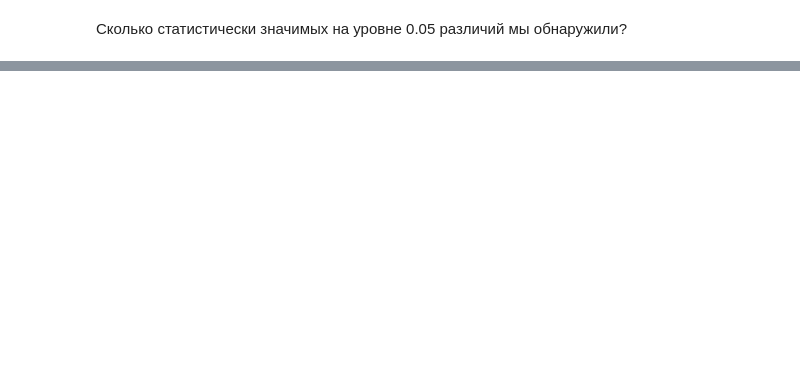
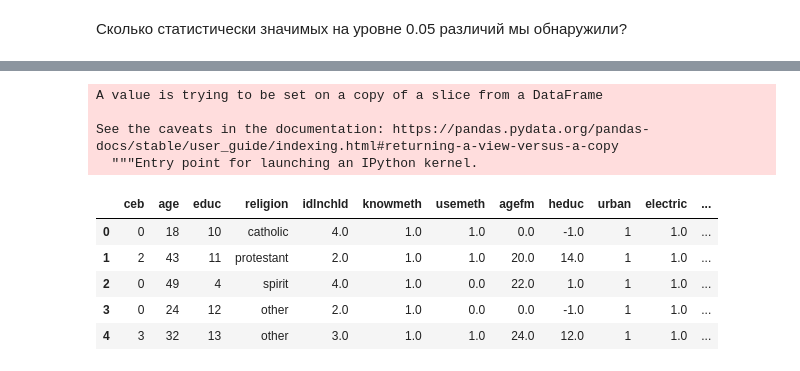
Before and after one commit to AlexG888/Specialization_from_MIPT_and_Yandex, a Jupyter notebook: course_4/theoretical_notebooks/tests.ipynb, the cells around one changed output, grey strips where cells are left out. Saved outputs shown, nothing was run; the diff lists cells and outputs as text; code cells hidden in the pictures; blank space fills up the shorter version.

```diff
--- a/course_4/theoretical_notebooks/tests.ipynb
+++ b/course_4/theoretical_notebooks/tests.ipynb
@@ -1190,0 +1358,14 @@ w_stat
+# %%
+botswana.heduc[botswana.heduc.isnull() & botswana.nevermarr.values == 1] = -1
+botswana.head()
+# %% [output]
+A value is trying to be set on a copy of a slice from a DataFrame
+
+See the caveats in the documentation: https://pandas.pydata.org/pandas-docs/stable/user_guide/indexing.html#returning-a-view-versus-a-copy
+  """Entry point for launching an IPython kernel.
+|  | ceb | age | educ | religion | idlnchld | knowmeth | usemeth | agefm | heduc | urban | electric | ... |
+| 0 | 0 | 18 | 10 | catholic | 4.0 | 1.0 | 1.0 | 0.0 | -1.0 | 1 | 1.0 | ... |
+| 1 | 2 | 43 | 11 | protestant | 2.0 | 1.0 | 1.0 | 20.0 | 14.0 | 1 | 1.0 | ... |
+| 2 | 0 | 49 | 4 | spirit | 4.0 | 1.0 | 0.0 | 22.0 | 1.0 | 1 | 1.0 | ... |
+| 3 | 0 | 24 | 12 | other | 2.0 | 1.0 | 0.0 | 0.0 | -1.0 | 1 | 1.0 | ... |
+| 4 | 3 | 32 | 13 | other | 3.0 | 1.0 | 1.0 | 24.0 | 12.0 | 1 | 1.0 | ... |
```
Also changed, not shown: parts of 57 cells of this notebook, 5 other files.
